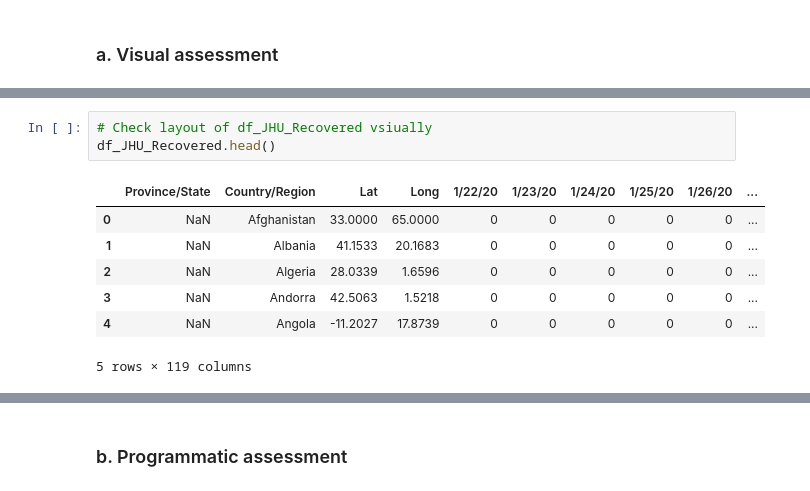
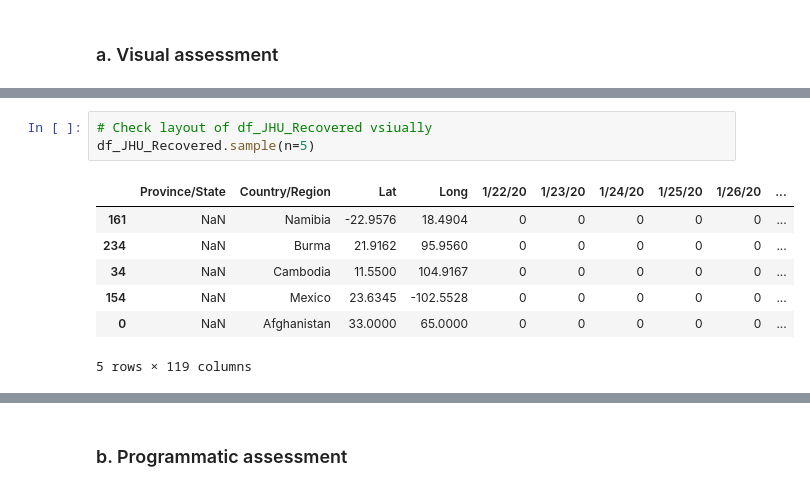
Before and after one commit to AtulSingh-Emyre/AnalysisCovid19, a Jupyter notebook: gather_clean_Covid19.ipynb, the cells around one changed output, grey strips where cells are left out. Saved outputs shown, nothing was run; the diff lists cells and outputs as text.

```diff
--- a/gather_clean_Covid19.ipynb
+++ b/gather_clean_Covid19.ipynb
@@ -173,12 +173,12 @@ df_JHU_Confirmed.head()
 5 rows × 119 columns
 # %%
 # Check layout of df_JHU_Recovered vsiually
-df_JHU_Recovered.head()
+df_JHU_Recovered.sample(n=5)
 # %% [output]
 |  | Province/State | Country/Region | Lat | Long | 1/22/20 | 1/23/20 | 1/24/20 | 1/25/20 | 1/26/20 | ... |
+| 161 | NaN | Namibia | -22.9576 | 18.4904 | 0 | 0 | 0 | 0 | 0 | ... |
+| 234 | NaN | Burma | 21.9162 | 95.9560 | 0 | 0 | 0 | 0 | 0 | ... |
+| 34 | NaN | Cambodia | 11.5500 | 104.9167 | 0 | 0 | 0 | 0 | 0 | ... |
+| 154 | NaN | Mexico | 23.6345 | -102.5528 | 0 | 0 | 0 | 0 | 0 | ... |
 | 0 | NaN | Afghanistan | 33.0000 | 65.0000 | 0 | 0 | 0 | 0 | 0 | ... |
-| 1 | NaN | Albania | 41.1533 | 20.1683 | 0 | 0 | 0 | 0 | 0 | ... |
-| 2 | NaN | Algeria | 28.0339 | 1.6596 | 0 | 0 | 0 | 0 | 0 | ... |
-| 3 | NaN | Andorra | 42.5063 | 1.5218 | 0 | 0 | 0 | 0 | 0 | ... |
-| 4 | NaN | Angola | -11.2027 | 17.8739 | 0 | 0 | 0 | 0 | 0 | ... |
 5 rows × 119 columns
```
Also changed, not shown: parts of 36 cells of this notebook.
